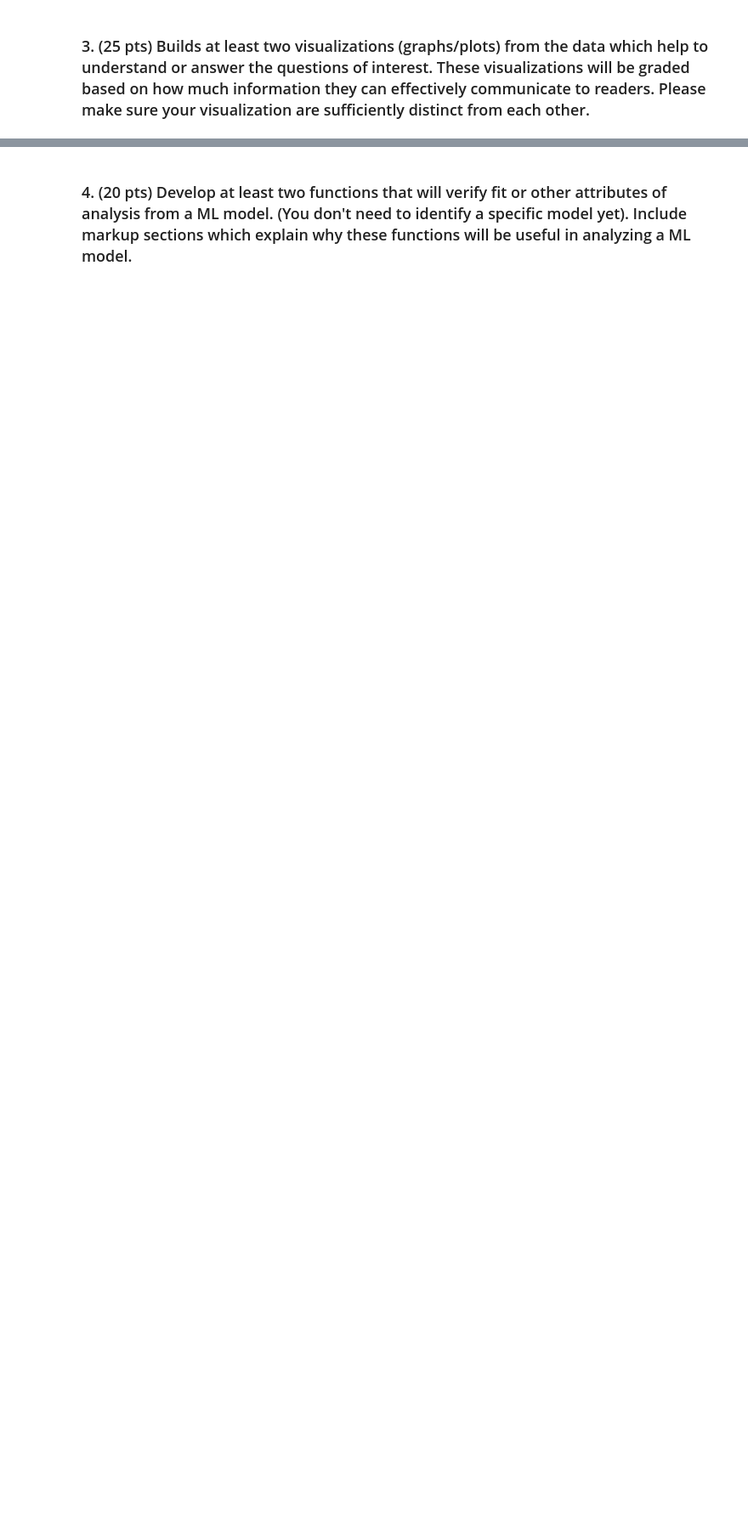
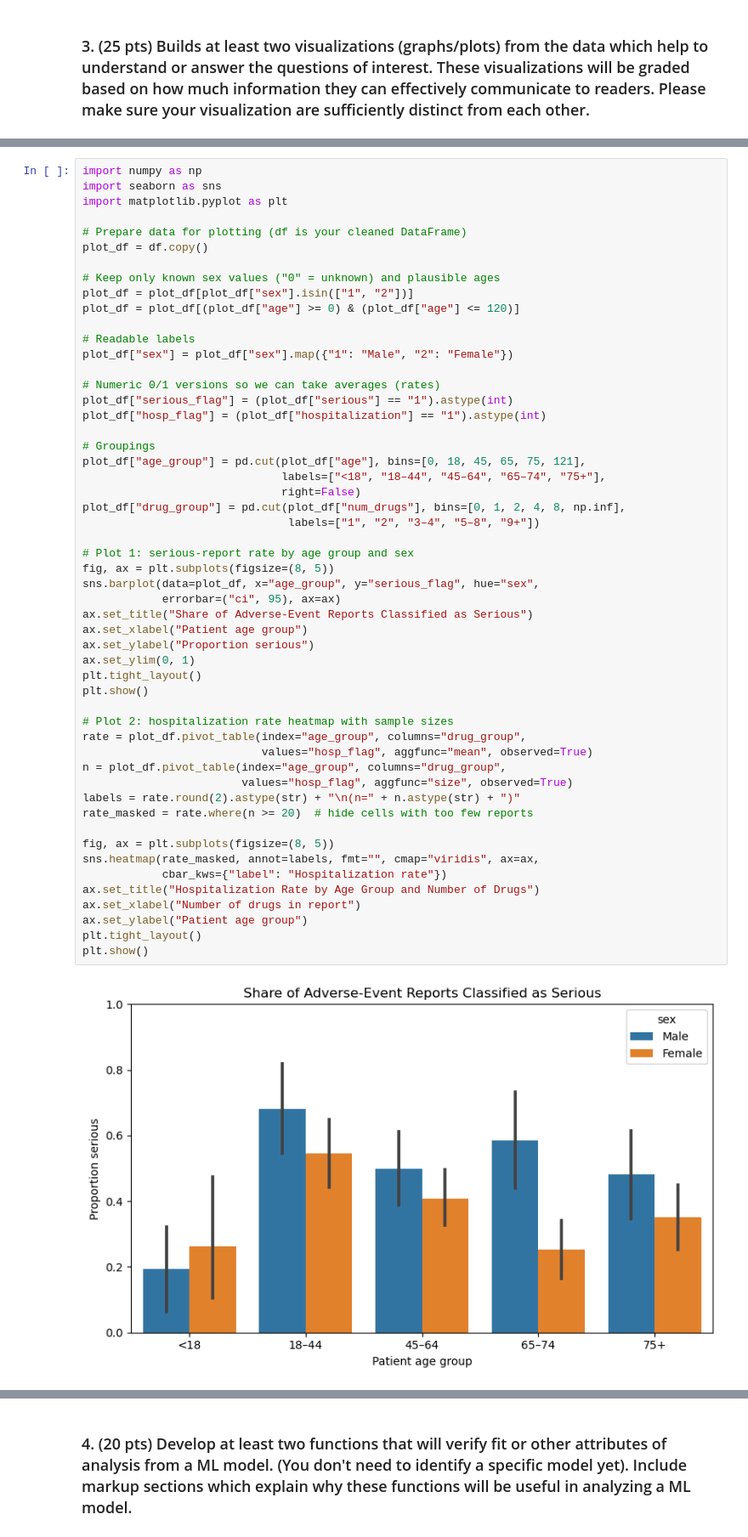
Before and after one commit to isaacsonghwa/DS3000-Final-Project, a Jupyter notebook: DS3000_PhaseII_Ahuja_Choe_SongHwang.ipynb, the cells around one changed output, grey strips where cells are left out. Shown at 85% size. Cells and saved outputs as stored; diff of their text form; blank space fills up the shorter version.

```diff
--- a/DS3000_PhaseII_Ahuja_Choe_SongHwang.ipynb
+++ b/DS3000_PhaseII_Ahuja_Choe_SongHwang.ipynb
@@ -110,0 +113,55 @@ Rows after: 657
+# %%
+import numpy as np
+import seaborn as sns
+import matplotlib.pyplot as plt
+
+# Prepare data for plotting (df is your cleaned DataFrame)
+plot_df = df.copy()
+
+# Keep only known sex values ("0" = unknown) and plausible ages
+plot_df = plot_df[plot_df["sex"].isin(["1", "2"])]
+plot_df = plot_df[(plot_df["age"] >= 0) & (plot_df["age"] <= 120)]
+
+# Readable labels
+plot_df["sex"] = plot_df["sex"].map({"1": "Male", "2": "Female"})
+
+# Numeric 0/1 versions so we can take averages (rates)
+plot_df["serious_flag"] = (plot_df["serious"] == "1").astype(int)
+plot_df["hosp_flag"] = (plot_df["hospitalization"] == "1").astype(int)
+
+# Groupings
+plot_df["age_group"] = pd.cut(plot_df["age"], bins=[0, 18, 45, 65, 75, 121],
+                              labels=["<18", "18–44", "45–64", "65–74", "75+"],
+                              right=False)
+plot_df["drug_group"] = pd.cut(plot_df["num_drugs"], bins=[0, 1, 2, 4, 8, np.inf],
+                               labels=["1", "2", "3–4", "5–8", "9+"])
+
+# Plot 1: serious-report rate by age group and sex
+fig, ax = plt.subplots(figsize=(8, 5))
+sns.barplot(data=plot_df, x="age_group", y="serious_flag", hue="sex",
+            errorbar=("ci", 95), ax=ax)
+ax.set_title("Share of Adverse-Event Reports Classified as Serious")
+ax.set_xlabel("Patient age group")
+ax.set_ylabel("Proportion serious")
+ax.set_ylim(0, 1)
+plt.tight_layout()
+plt.show()
+
+# Plot 2: hospitalization rate heatmap with sample sizes
+rate = plot_df.pivot_table(index="age_group", columns="drug_group",
+                           values="hosp_flag", aggfunc="mean", observed=True)
+n = plot_df.pivot_table(index="age_group", columns="drug_group",
+                        values="hosp_flag", aggfunc="size", observed=True)
+labels = rate.round(2).astype(str) + "\n(n=" + n.astype(str) + ")"
+rate_masked = rate.where(n >= 20)  # hide cells with too few reports
+
+fig, ax = plt.subplots(figsize=(8, 5))
+sns.heatmap(rate_masked, annot=labels, fmt="", cmap="viridis", ax=ax,
+            cbar_kws={"label": "Hospitalization rate"})
+ax.set_title("Hospitalization Rate by Age Group and Number of Drugs")
+ax.set_xlabel("Number of drugs in report")
+ax.set_ylabel("Patient age group")
+plt.tight_layout()
+plt.show()
+# %% [output]
+[figure, added]
```
Also changed, not shown: parts of 3 cells of this notebook.
